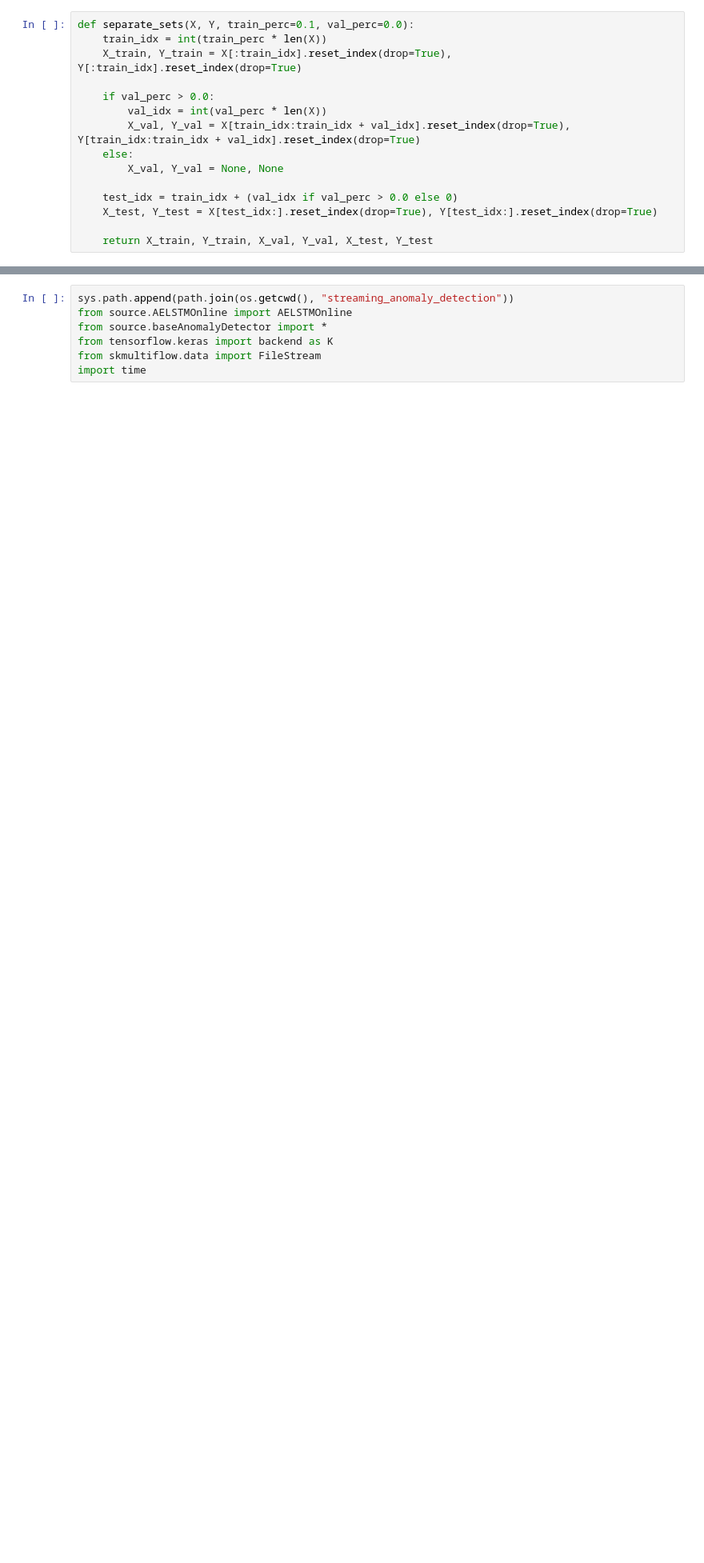
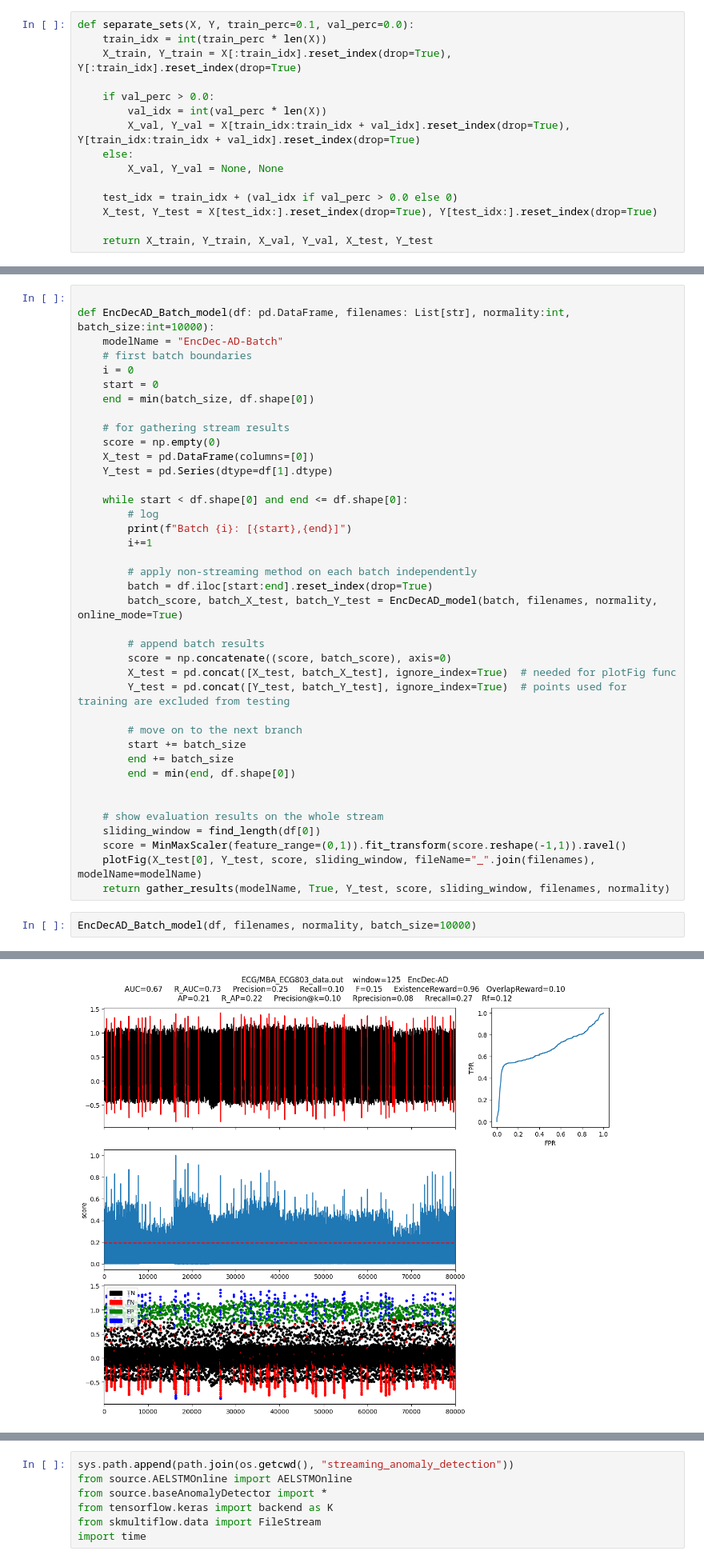
Before and after one commit to ChristinaK97/StreamingTimeSeriesAnomalyDetection, a Jupyter notebook: StreamingAnomalyDetectionNotebook.ipynb, the cells around one changed output, grey strips where cells are left out. Shown at 80% size. Cells and saved outputs as stored; diff of their text form; blank space fills up the shorter version.

Commit message:
Added naive streaming variant 1 for EncDecAD

```diff
--- a/StreamingAnomalyDetectionNotebook.ipynb
+++ b/StreamingAnomalyDetectionNotebook.ipynb
@@ -324,0 +355,42 @@ Training finished
+# %%
+
+def EncDecAD_Batch_model(df: pd.DataFrame, filenames: List[str], normality:int, batch_size:int=10000):
+    modelName = "EncDec-AD-Batch"
+    # first batch boundaries
+    i = 0
+    start = 0
+    end = min(batch_size, df.shape[0])
+
+    # for gathering stream results
+    score = np.empty(0)
+    X_test = pd.DataFrame(columns=[0])
+    Y_test = pd.Series(dtype=df[1].dtype)
+
+    while start < df.shape[0] and end <= df.shape[0]:
+        # log
+        print(f"Batch {i}: [{start},{end}]")
+        i+=1
+
+        # apply non-streaming method on each batch independently
+        batch = df.iloc[start:end].reset_index(drop=True)
+        batch_score, batch_X_test, batch_Y_test = EncDecAD_model(batch, filenames, normality, online_mode=True)
+
+        # append batch results
+        score = np.concatenate((score, batch_score), axis=0)
+        X_test = pd.concat([X_test, batch_X_test], ignore_index=True)  # needed for plotFig func
+        Y_test = pd.concat([Y_test, batch_Y_test], ignore_index=True)  # points used for training are excluded from testing
+
+        # move on to the next branch
+        start += batch_size
+        end += batch_size
+        end = min(end, df.shape[0])
+
+
+    # show evaluation results on the whole stream
+    sliding_window = find_length(df[0])
+    score = MinMaxScaler(feature_range=(0,1)).fit_transform(score.reshape(-1,1)).ravel()
+    plotFig(X_test[0], Y_test, score, sliding_window, fileName="_".join(filenames), modelName=modelName)
+    return gather_results(modelName, True, Y_test, score, sliding_window, filenames, normality)
+# %%
+EncDecAD_Batch_model(df, filenames, normality, batch_size=10000)
+# %% [output]
@@ -325 +424,2 @@ Training finished
+[figure, added]
 # %% [markdown]
```
Also changed, not shown: parts of 23 cells of this notebook.
